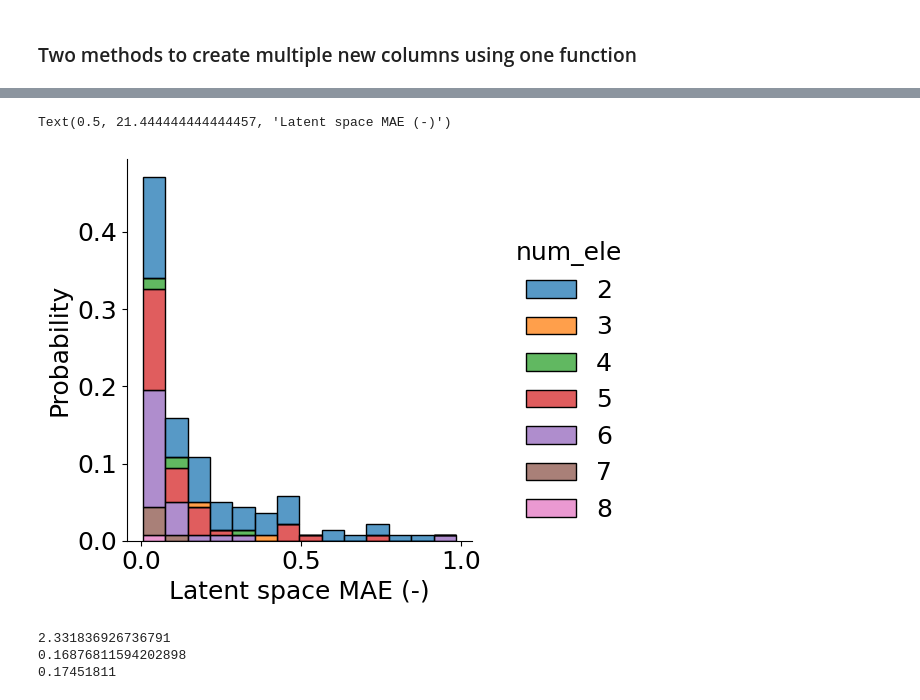
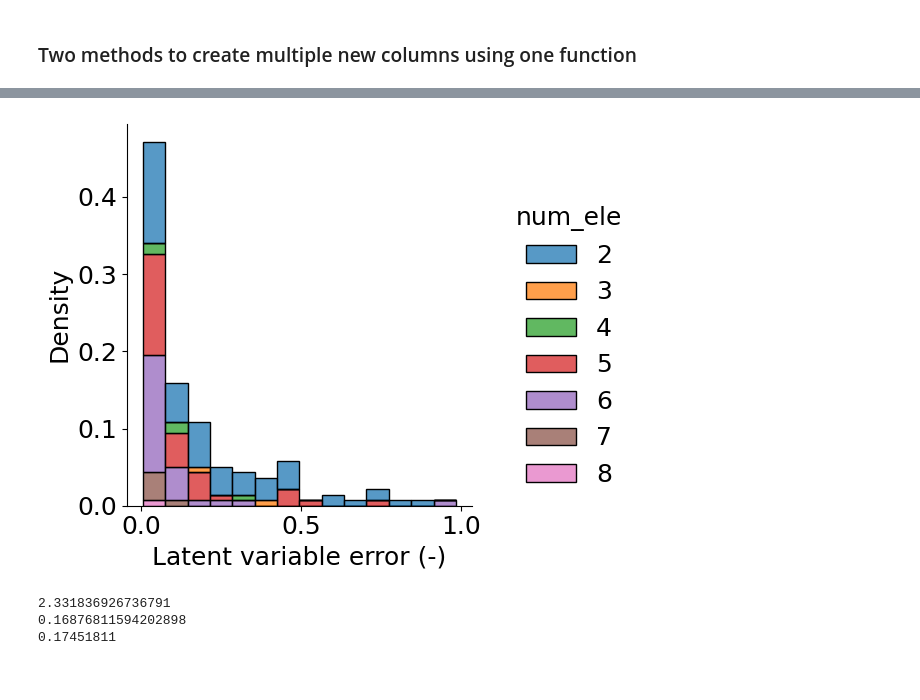
Before and after one commit to cengc13/d_vae_hea, a Jupyter notebook: notebooks/4_SSVAE_Alloy_reconstruction.ipynb, the cells around one changed output, grey strips where cells are left out. Cells and saved outputs as stored; diff of their text form; code cells hidden in the pictures.

```diff
--- a/notebooks/4_SSVAE_Alloy_reconstruction.ipynb
+++ b/notebooks/4_SSVAE_Alloy_reconstruction.ipynb
@@ -566,12 +566,12 @@ Text(0.5, 21.444444444444457, 'Predicted target probability MAE (-)')
 # %%
 ax = sns.displot(test_hea,  x="z_diff_mae", hue="num_ele", stat="probability",
             palette="tab10",  multiple="stack")
-plt.xlabel('Latent space MAE (-)')
-# plt.savefig('figures/Test_z_MAE.pdf')
-# plt.savefig('figures/Test_z_MAE.png')
+plt.xlabel('Latent variable error (-)')
+plt.ylabel('Density')
+plt.savefig('figures/Test_z_MAE.pdf')
+plt.savefig('figures/Test_z_MAE.png')
 # %% [output]
-Text(0.5, 21.444444444444457, 'Latent space MAE (-)')
-[figure, old version]
+[figure, new version]
 # %%
 print(np.mean(test_hea.comp_diff_mae))
 print(np.mean(test_hea.y_diff))
```
Also changed, not shown: parts of 3 cells of this notebook.
